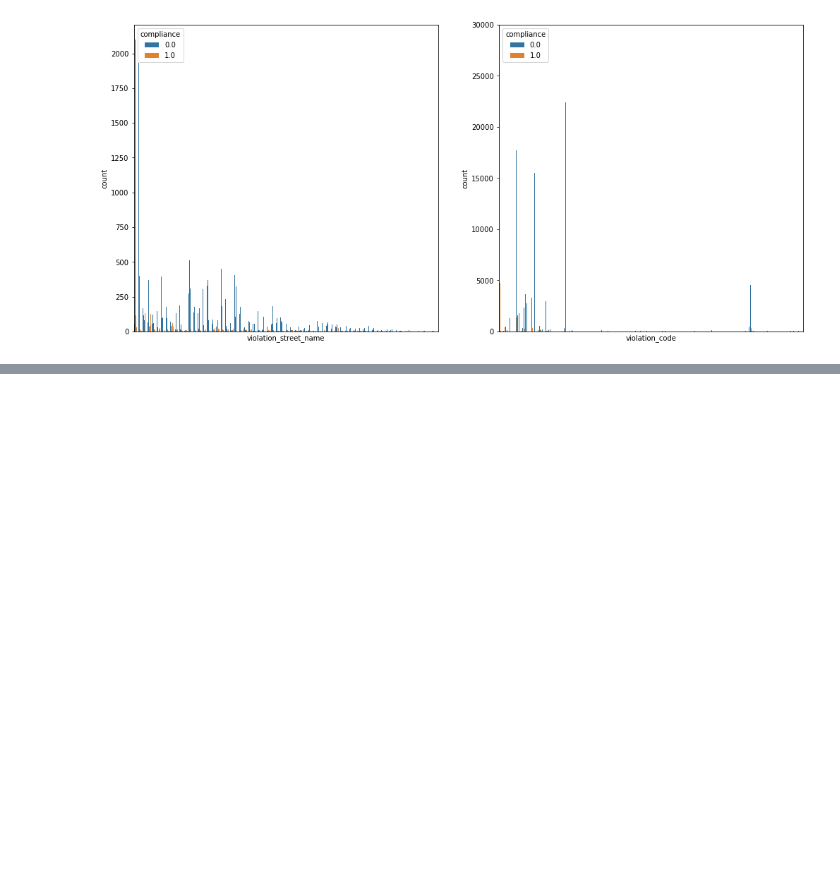
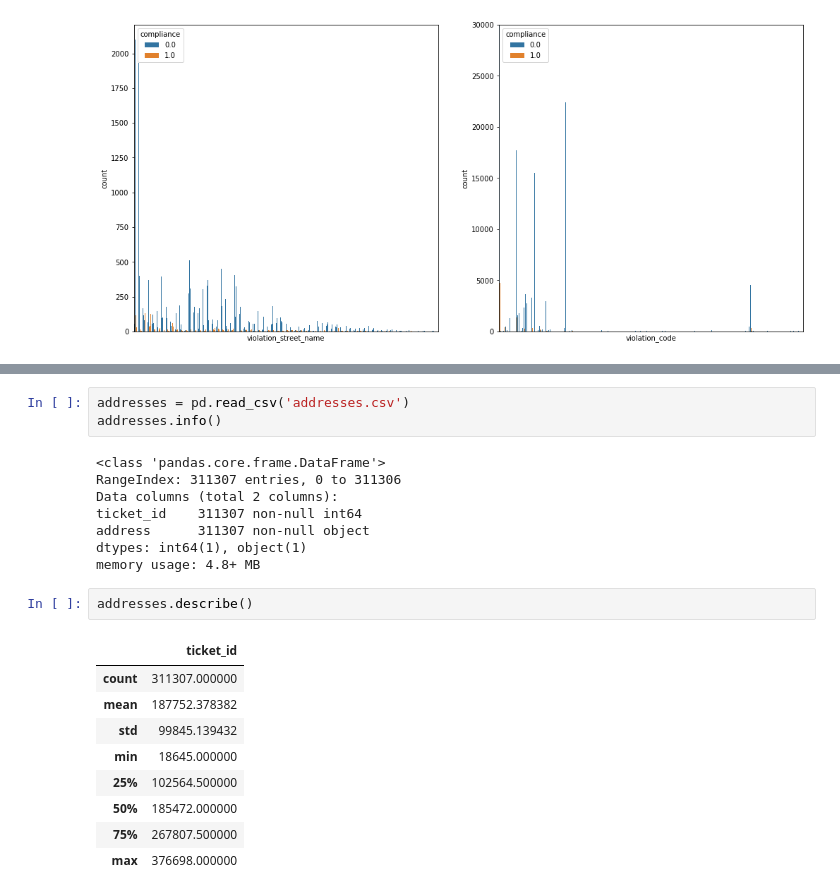
Before and after one commit to AustinChase/Applied_Data_Science, a Jupyter notebook: Module_3/Assignment+4.ipynb, the cells around one changed output, grey strips where cells are left out. Drawn from its saved outputs; the diff is of its cells as text; blank space fills up the shorter version.

```diff
--- a/Module_3/Assignment+4.ipynb
+++ b/Module_3/Assignment+4.ipynb
@@ -214,0 +229,23 @@ axes[1].set_ylim(0,30000)
+# %%
+addresses = pd.read_csv('addresses.csv')
+addresses.info()
+# %% [output]
+<class 'pandas.core.frame.DataFrame'>
+RangeIndex: 311307 entries, 0 to 311306
+Data columns (total 2 columns):
+ticket_id    311307 non-null int64
+address      311307 non-null object
+dtypes: int64(1), object(1)
+memory usage: 4.8+ MB
+# %%
+addresses.describe()
+# %% [output]
+|  | ticket_id |
+| count | 311307.000000 |
+| mean | 187752.378382 |
+| std | 99845.139432 |
+| min | 18645.000000 |
+| 25% | 102564.500000 |
+| 50% | 185472.000000 |
+| 75% | 267807.500000 |
+| max | 376698.000000 |
```
Also changed, not shown: parts of 6 cells of this notebook.
